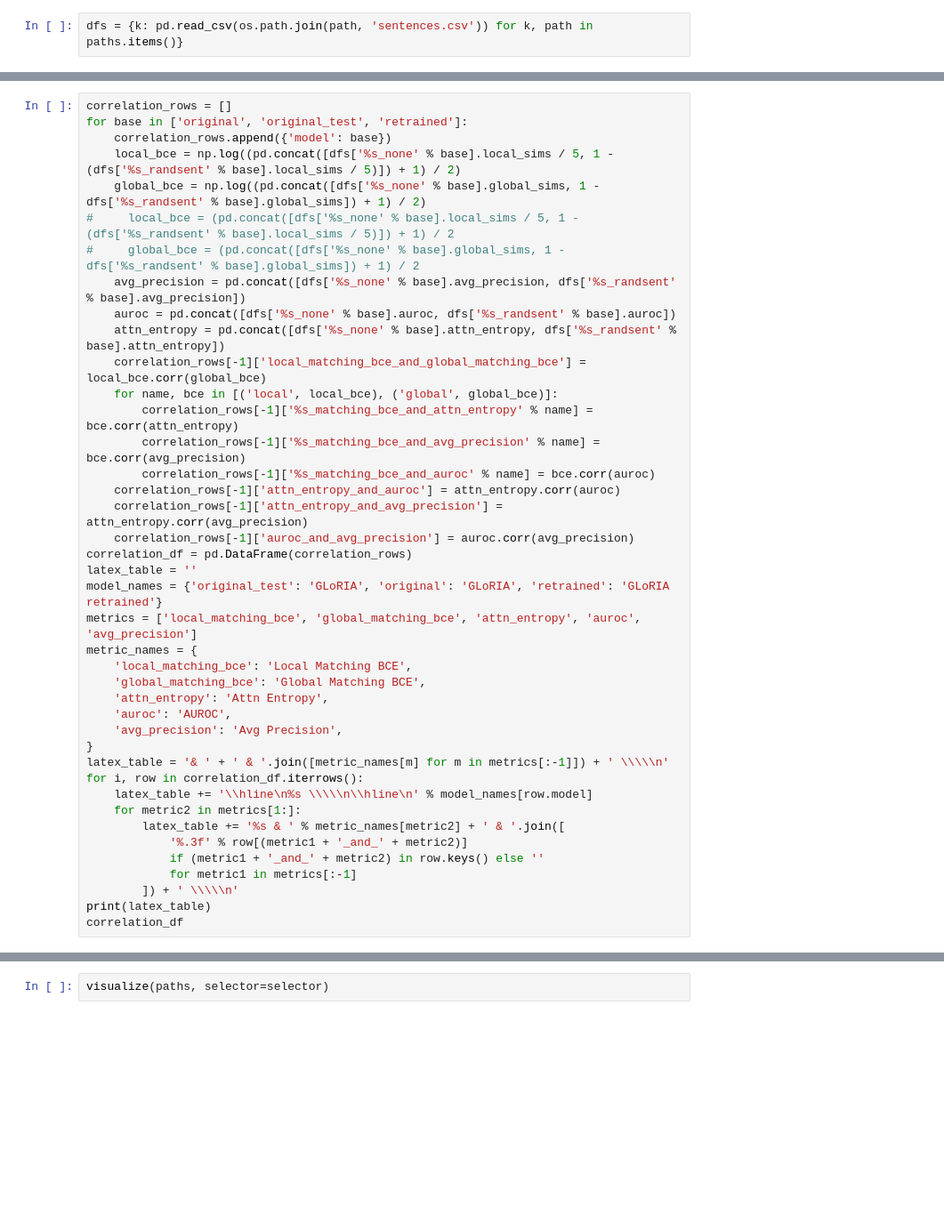
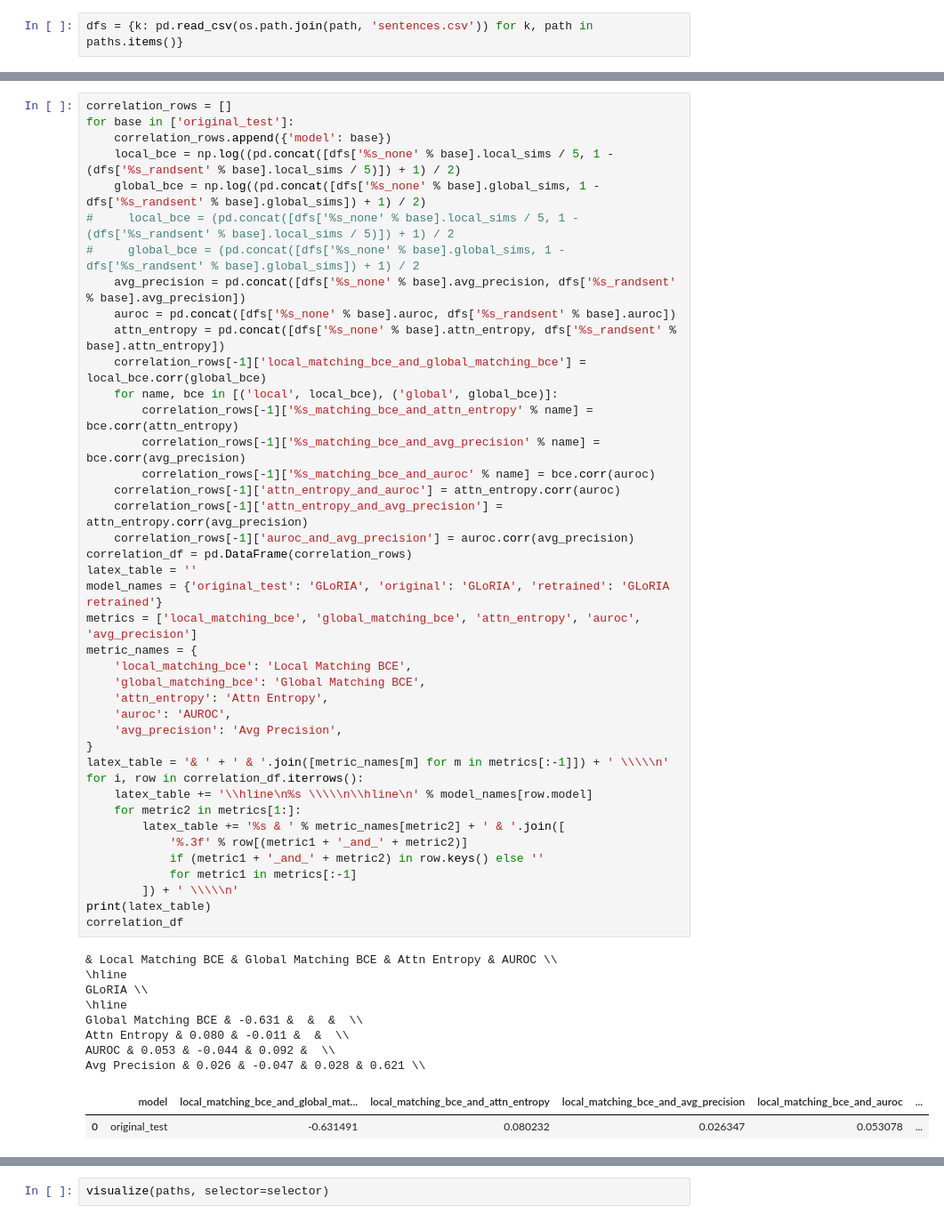
Before and after one commit to strongbeamsprout/gloria-nlp-project, a Jupyter notebook: compare_model_outs.ipynb, the cells around one changed output, grey strips where cells are left out. Shown at 89% size. Drawn from its saved outputs; the diff is of its cells as text; blank space fills up the shorter version.

```diff
--- a/compare_model_outs.ipynb
+++ b/compare_model_outs.ipynb
@@ -240,6 +187,6 @@ matching_scores
 # %%
 correlation_rows = []
-for base in ['original', 'original_test', 'retrained']:
+for base in ['original_test']:
     correlation_rows.append({'model': base})
     local_bce = np.log((pd.concat([dfs['%s_none' % base].local_sims / 5, 1 - (dfs['%s_randsent' % base].local_sims / 5)]) + 1) / 2)
     global_bce = np.log((pd.concat([dfs['%s_none' % base].global_sims, 1 - dfs['%s_randsent' % base].global_sims]) + 1) / 2)
@@ -251,30 +198,41 @@ for base in ['original', 'original_test', 'retrained']:
     correlation_rows[-1]['local_matching_bce_and_global_matching_bce'] = local_bce.corr(global_bce)
     for name, bce in [('local', local_bce), ('global', global_bce)]:
         correlation_rows[-1]['%s_matching_bce_and_attn_entropy' % name] = bce.corr(attn_entropy)
         correlation_rows[-1]['%s_matching_bce_and_avg_precision' % name] = bce.corr(avg_precision)
         correlation_rows[-1]['%s_matching_bce_and_auroc' % name] = bce.corr(auroc)
     correlation_rows[-1]['attn_entropy_and_auroc'] = attn_entropy.corr(auroc)
     correlation_rows[-1]['attn_entropy_and_avg_precision'] = attn_entropy.corr(avg_precision)
     correlation_rows[-1]['auroc_and_avg_precision'] = auroc.corr(avg_precision)
 correlation_df = pd.DataFrame(correlation_rows)
 latex_table = ''
 model_names = {'original_test': 'GLoRIA', 'original': 'GLoRIA', 'retrained': 'GLoRIA retrained'}
 metrics = ['local_matching_bce', 'global_matching_bce', 'attn_entropy', 'auroc', 'avg_precision']
 metric_names = {
     'local_matching_bce': 'Local Matching BCE',
     'global_matching_bce': 'Global Matching BCE',
     'attn_entropy': 'Attn Entropy',
     'auroc': 'AUROC',
     'avg_precision': 'Avg Precision',
 }
 latex_table = '& ' + ' & '.join([metric_names[m] for m in metrics[:-1]]) + ' \\\\\n'
 for i, row in correlation_df.iterrows():
     latex_table += '\\hline\n%s \\\\\n\\hline\n' % model_names[row.model]
     for metric2 in metrics[1:]:
         latex_table += '%s & ' % metric_names[metric2] + ' & '.join([
             '%.3f' % row[(metric1 + '_and_' + metric2)]
             if (metric1 + '_and_' + metric2) in row.keys() else ''
             for metric1 in metrics[:-1]
         ]) + ' \\\\\n'
 print(latex_table)
 correlation_df
+# %% [output]
+& Local Matching BCE & Global Matching BCE & Attn Entropy & AUROC \\
+\hline
+GLoRIA \\
+\hline
+Global Matching BCE & -0.631 &  &  &  \\
+Attn Entropy & 0.080 & -0.011 &  &  \\
+AUROC & 0.053 & -0.044 & 0.092 &  \\
+Avg Precision & 0.026 & -0.047 & 0.028 & 0.621 \\
+|  | model | local_matching_bce_and_global_mat... | local_matching_bce_and_attn_entropy | local_matching_bce_and_avg_precision | local_matching_bce_and_auroc | ... |
+| 0 | original_test | -0.631491 | 0.080232 | 0.026347 | 0.053078 | ... |
```
Also changed, not shown: parts of 31 cells of this notebook, 19 other files.
